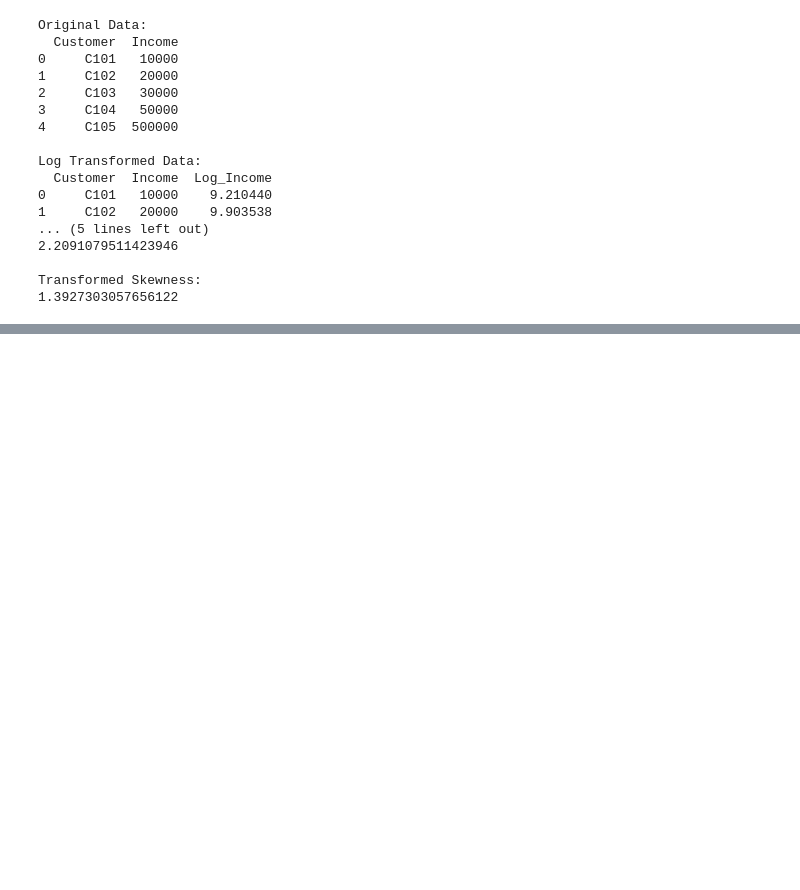
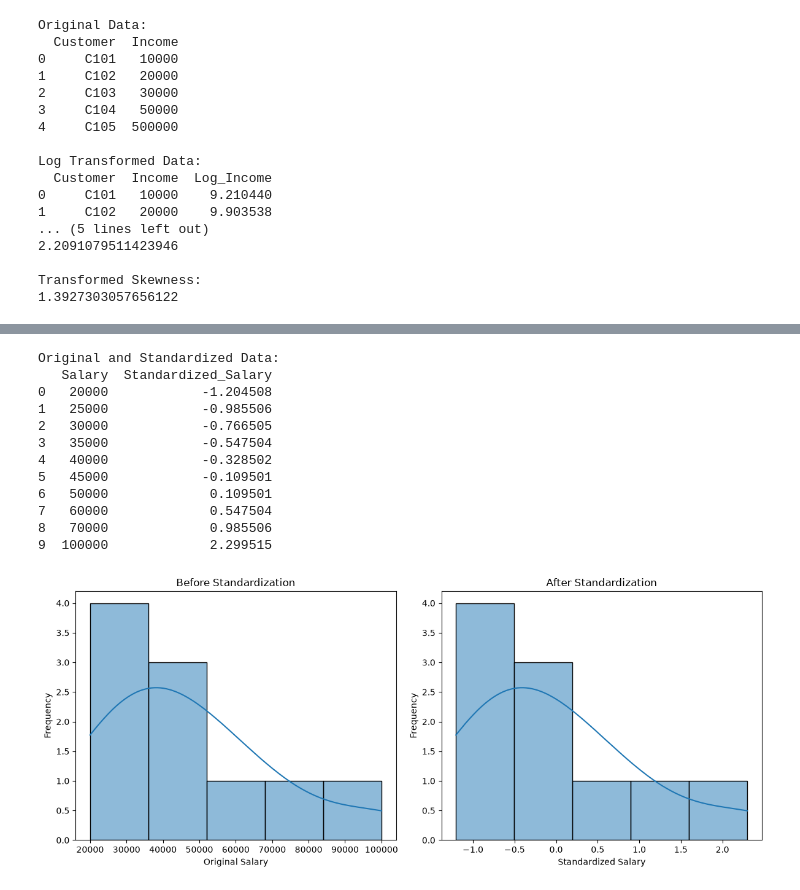
Before and after one commit to upendarreddyadla/Sprint-5-Data-Cleaning-Data-Preprocessing, a Jupyter notebook: 09_Data_Transformation.ipynb, the cells around one changed output, grey strips where cells are left out. Saved outputs shown, nothing was run; the diff lists cells and outputs as text; code cells hidden in the pictures; blank space fills up the shorter version.

```diff
--- a/09_Data_Transformation.ipynb
+++ b/09_Data_Transformation.ipynb
@@ -291,0 +1128,66 @@ Important Points
+# %%
+
+import pandas as pd
+import matplotlib.pyplot as plt
+import seaborn as sns
+from sklearn.preprocessing import StandardScaler
+
+# Create dataset
+data = {
+    'Salary': [20000, 25000, 30000, 35000, 40000,
+               45000, 50000, 60000, 70000, 100000]
+}
+
+df = pd.DataFrame(data)
+
+# Apply Standardization
+scaler = StandardScaler()
+
+df['Standardized_Salary'] = scaler.fit_transform(
+    df[['Salary']]
+)
+
+# Display original and transformed data
+print("Original and Standardized Data:")
+print(df)
+
+# Compare distributions
+plt.figure(figsize=(12, 5))
+
+# Before transformation
+plt.subplot(1, 2, 1)
+sns.histplot(df['Salary'], kde=True)
+plt.title("Before Standardization")
+plt.xlabel("Original Salary")
+plt.ylabel("Frequency")
+
+# After transformation
+plt.subplot(1, 2, 2)
+sns.histplot(df['Standardized_Salary'], kde=True)
+plt.title("After Standardization")
+plt.xlabel("Standardized Salary")
+plt.ylabel("Frequency")
+
+plt.tight_layout()
+plt.show()
+
+# Compare statistical measures
+print("\nBefore Transformation:")
+print(df['Salary'].describe())
+
+print("\nAfter Transformation:")
+print(df['Standardized_Salary'].describe())
+# %% [output]
+Original and Standardized Data:
+   Salary  Standardized_Salary
+0   20000            -1.204508
+1   25000            -0.985506
+2   30000            -0.766505
+3   35000            -0.547504
+4   40000            -0.328502
+5   45000            -0.109501
+6   50000             0.109501
+7   60000             0.547504
+8   70000             0.985506
+9  100000             2.299515
+[figure, added]
```
Also changed, not shown: parts of 43 cells of this notebook.
